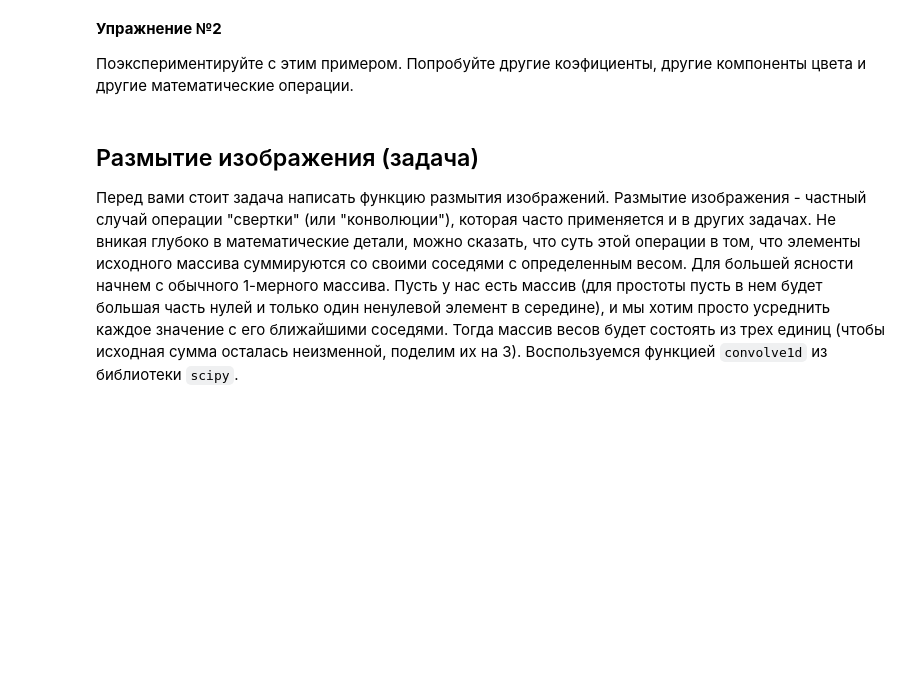
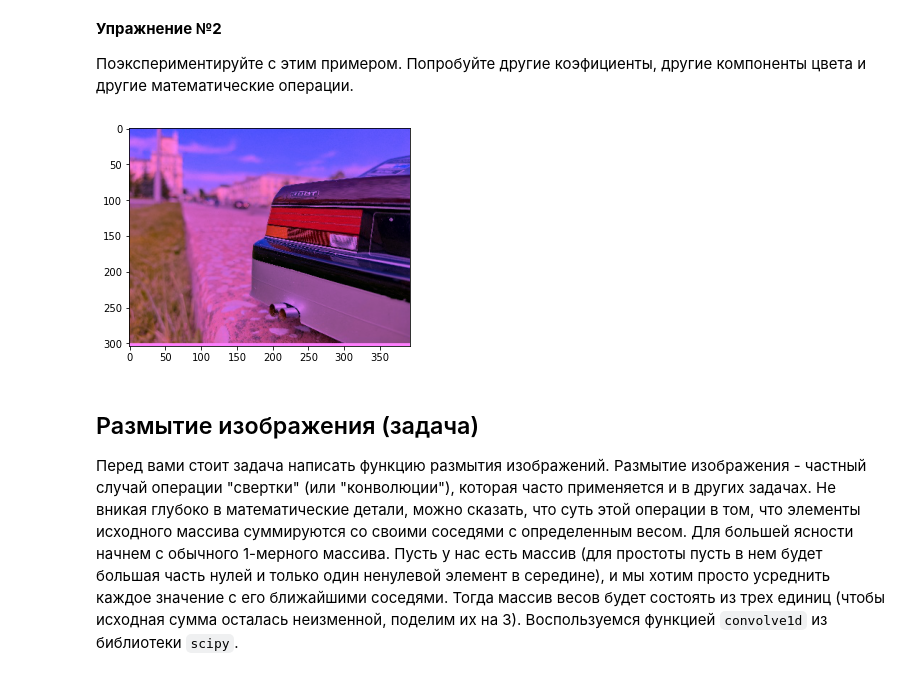
Before and after one commit to furs-aka-beast/mipt_inf, a Jupyter notebook: lab5.ipynb, the cells around one changed output. Saved outputs shown, nothing was run; the diff lists cells and outputs as text; code cells hidden in the pictures; blank space fills up the shorter version.

```diff
--- a/lab5.ipynb
+++ b/lab5.ipynb
@@ -104,6 +120,14 @@ a[a % 2 == 0]
 **Упражнение №2**
 
 Поэкспериментируйте с этим примером. Попробуйте другие коэфициенты, другие компоненты цвета и другие математические операции.
+# %%
+modified2 = img_arr.astype('float')
+modified2[:, :, 1] *= 0.5
+modified2 = modified2.astype('uint8')
+plt.imshow(modified2)
+plt.show()
+# %% [output]
+[figure, added]
 # %% [markdown]
 ## Размытие изображения (задача)
 Перед вами стоит задача написать функцию размытия изображений. Размытие изображения - частный случай операции "свертки" (или "конволюции"), которая часто применяется и в других задачах. Не вникая глубоко в математические детали, можно сказать, что суть этой операции в том, что элементы исходного массива суммируются со своими соседями с определенным весом. Для большей ясности начнем с обычного 1-мерного массива. Пусть у нас есть массив (для простоты пусть в нем будет большая часть нулей и только один ненулевой элемент в середине), и мы хотим просто усреднить каждое значение с его ближайшими соседями. Тогда массив весов будет состоять из трех единиц (чтобы исходная сумма осталась неизменной, поделим их на 3). Воспользуемся функцией `convolve1d` из библиотеки `scipy`.
```
Also changed, not shown: parts of 26 cells of this notebook.
